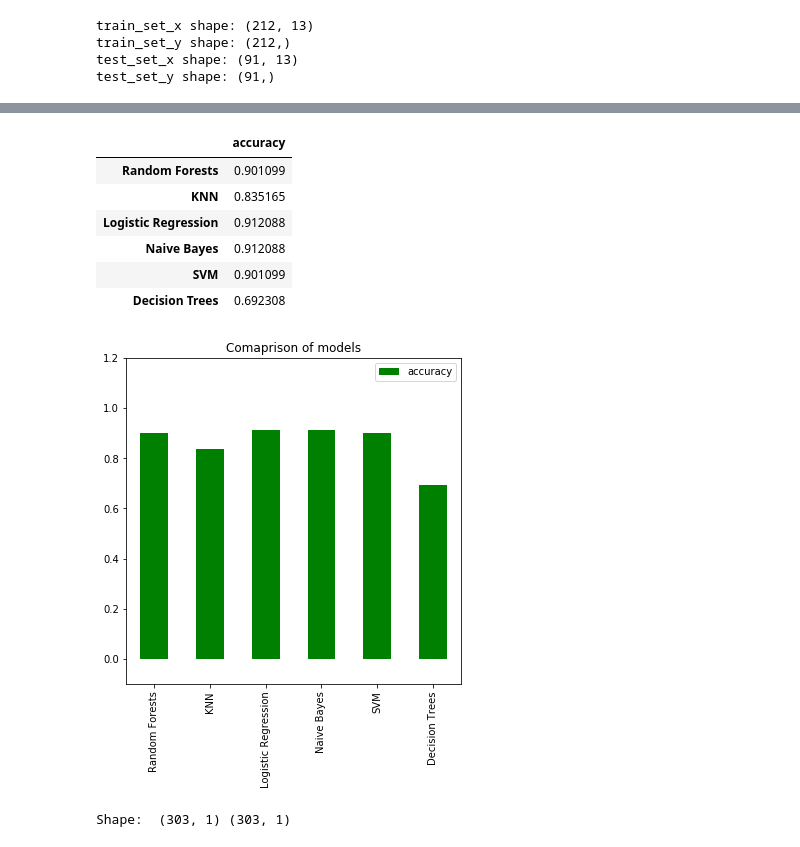
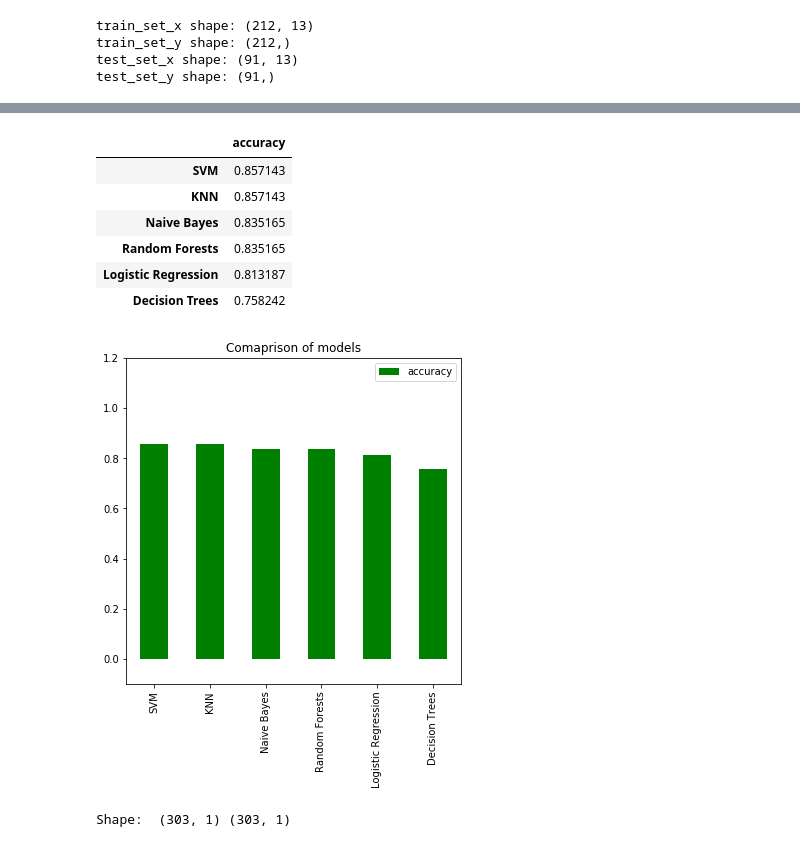
Before and after one commit to Vims29/Heart_Disease_Prediction, a Jupyter notebook: heart.ipynb, the cells around one changed output, grey strips where cells are left out. Drawn from its saved outputs; the diff is of its cells as text; code cells hidden in the pictures.

```diff
--- a/heart.ipynb
+++ b/heart.ipynb
@@ -38,6 +41,12 @@ thal        303 non-null int64
 target      303 non-null int64
 dtypes: float64(1), int64(13)
 memory usage: 33.2 KB
+# %%
+heart.columns = ['age', 'sex', 'c_pain', 'blood_pressure', 'cholesterol', 'blood_sugar', 'ecg', 'max_heart_rate',
+       'induced_angina', 'depression', 'slope', 'major_vessels', 'thal', 'diagnosis']
+
+heart.columns
+heart.to_csv('heart_modified.csv')
 # %%
 heart.head()
 # %% [output]
@@ -253,14 +323,15 @@ Test accuracy: 90.11%
 # %%
 # Creat an empty list
 accuracy = []
+#precision = []
 
 # Classifiers
-classifiers = ['Random Forests', 'KNN', 'Logistic Regression', 'Naive Bayes', 'SVM', 'Decision Trees']
+classifiers = ['Naive Bayes','Logistic Regression','Random Forests',  'SVM','KNN', 'Decision Trees']
 
 # list of classifiers with parameters
-models = [RandomForestClassifier(n_estimators=110, random_state=42),KNeighborsClassifier(n_neighbors=5), LogisticRegression(),
-        GaussianNB(), SVC(C=0.05, kernel='linear'),DecisionTreeClassifier(max_depth=6, random_state=42) ]
-4
+models = [RandomForestClassifier(n_estimators=110, random_state=2202),KNeighborsClassifier(n_neighbors=5), GaussianNB(),LogisticRegression(),
+         SVC(C=0.05, kernel='linear'),DecisionTreeClassifier(max_depth=6, random_state=2202) ]
+
 
 # append to list
 for i in models:
@@ -268,22 +339,24 @@ for i in models:
     model.fit(X_train, y_train)
     score = model.score(X_test, y_test)
     accuracy.append(score)
+    #precision.append(average_precision)
 # %%
 # Accuracy dataframe
 summary = pd.DataFrame({'accuracy':accuracy}, index=classifiers)
-summary
+sort_by_accuracy = summary.sort_values('accuracy',ascending=False)
+sort_by_accuracy
 # %% [output]
 |  | accuracy |
-| Random Forests | 0.901099 |
-| KNN | 0.835165 |
-| Logistic Regression | 0.912088 |
-| Naive Bayes | 0.912088 |
-| SVM | 0.901099 |
-| Decision Trees | 0.692308 |
+| SVM | 0.857143 |
+| KNN | 0.857143 |
+| Naive Bayes | 0.835165 |
+| Random Forests | 0.835165 |
+| Logistic Regression | 0.813187 |
+| Decision Trees | 0.758242 |
 # %%
-fig =summary.plot(kind='bar',title='Comaprison of models',color='g',figsize =(6,6),ylim=[-0.1,1.2]).get_figure()
+fig =sort_by_accuracy.plot(kind='bar',title='Comaprison of models',color='g',figsize =(6,6),ylim=[-0.1,1.2]).get_figure()
 fig.savefig('image.png')
 # %% [output]
-[figure, old version]
+[figure, new version]
 # %%
 # linear regression
```
Also changed, not shown: parts of 57 cells of this notebook.
